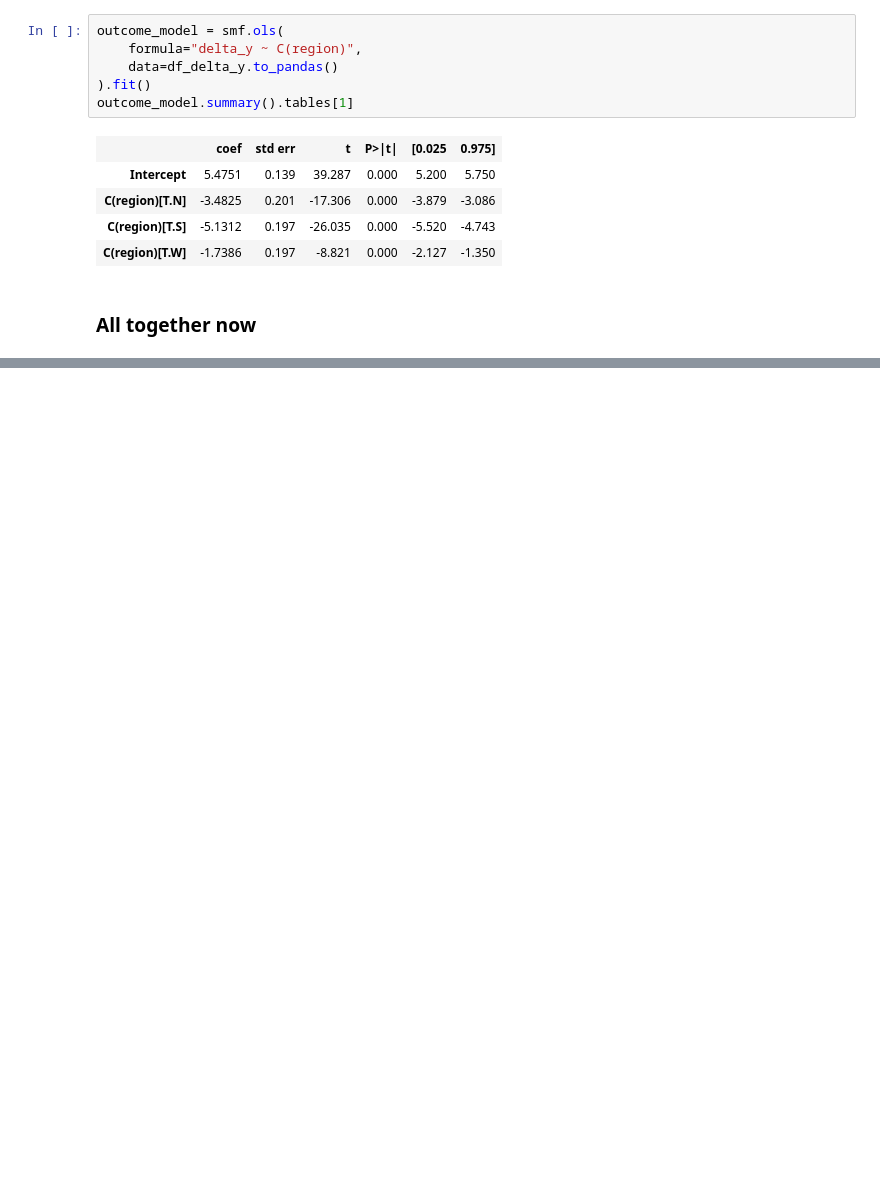
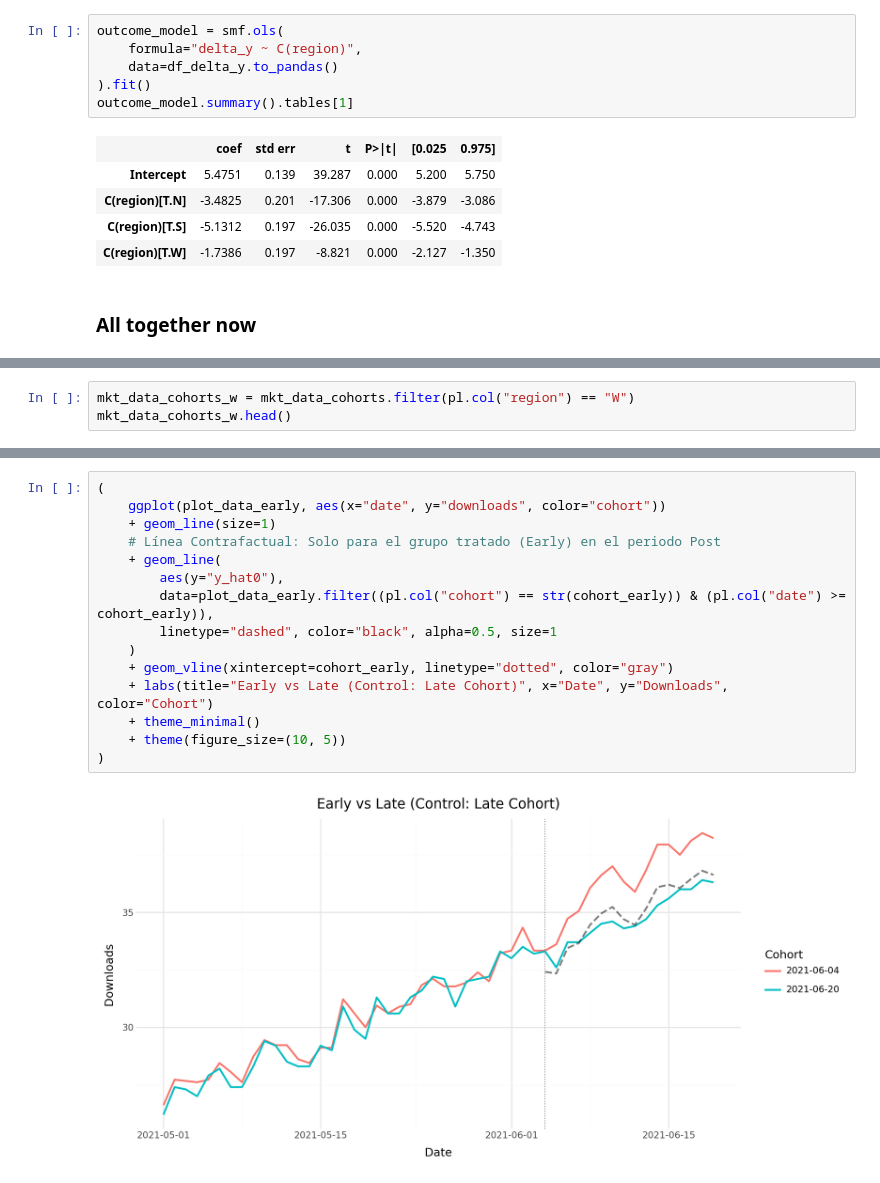
Before and after one commit to Sechi42/Causal_Inference-with-python, a Jupyter notebook: ch08/Difference-in-Differences.ipynb, the cells around one changed output, grey strips where cells are left out. Drawn from its saved outputs; the diff is of its cells as text; blank space fills up the shorter version.

```diff
--- a/ch08/Difference-in-Differences.ipynb
+++ b/ch08/Difference-in-Differences.ipynb
@@ -1162,0 +1235,3 @@ print(f"Bootstrap CI (2.5%, 97.5%): [{boot['ci'][0]:.6f}, {boot['ci'][1]:.6f}]")
+# %%
+mkt_data_cohorts_w = mkt_data_cohorts.filter(pl.col("region") == "W")
+mkt_data_cohorts_w.head()
@@ -1162,0 +1467,17 @@ print(f"Bootstrap CI (2.5%, 97.5%): [{boot['ci'][0]:.6f}, {boot['ci'][1]:.6f}]")
+# %%
+(
+    ggplot(plot_data_early, aes(x="date", y="downloads", color="cohort"))
+    + geom_line(size=1)
+    # Línea Contrafactual: Solo para el grupo tratado (Early) en el periodo Post
+    + geom_line(
+        aes(y="y_hat0"),
+        data=plot_data_early.filter((pl.col("cohort") == str(cohort_early)) & (pl.col("date") >= cohort_early)),
+        linetype="dashed", color="black", alpha=0.5, size=1
+    )
+    + geom_vline(xintercept=cohort_early, linetype="dotted", color="gray")
+    + labs(title="Early vs Late (Control: Late Cohort)", x="Date", y="Downloads", color="Cohort")
+    + theme_minimal()
+    + theme(figure_size=(10, 5))
+)
+# %% [output]
+[figure, added]
```
Also changed, not shown: parts of 34 cells of this notebook, 10 other files.
